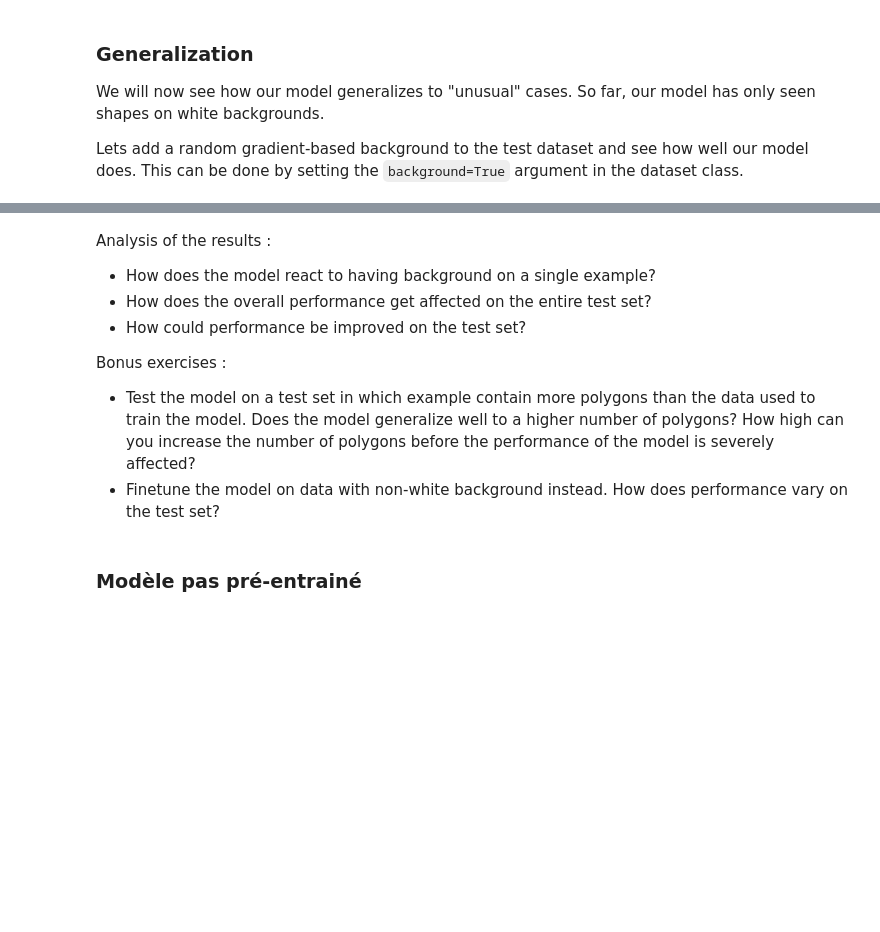
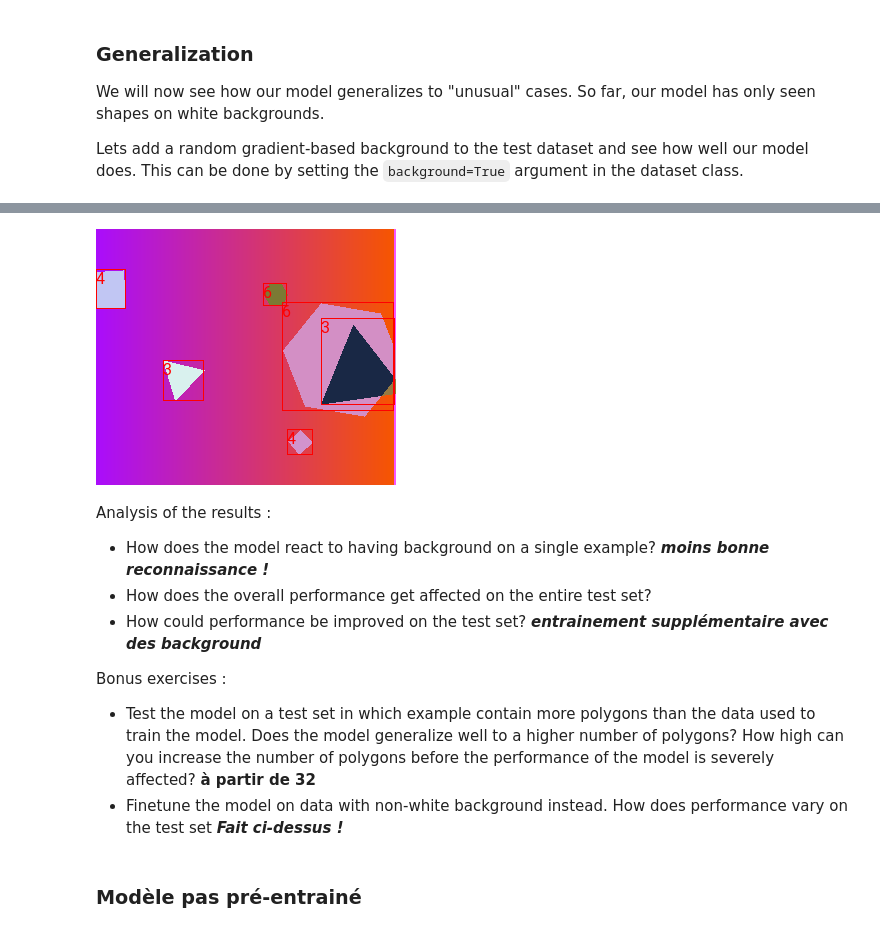
Before and after one commit to delemarchand2020/IVADO_MILA_DL, a Jupyter notebook: week3_CNN_denis_lemarchand.ipynb, the cells around one changed output, grey strips where cells are left out. Cells and saved outputs as stored; diff of their text form; code cells hidden in the pictures; blank space fills up the shorter version.

```diff
--- a/week3_CNN_denis_lemarchand.ipynb
+++ b/week3_CNN_denis_lemarchand.ipynb
@@ -1831,12 +1780,23 @@ IoU metric: bbox
+# %%
+# Evaluate single sample
+images, targets = next(bg_iter)
+
+model.eval()
+images = [image.to(device) for image in images]
+predictions = model(images)           # Returns predictions
+
+display_image_and_boxes(images[0], predictions[0])
+# %% [output]
+[figure, added]
 # %% [markdown]
 Analysis of the results :
-- How does the model react to having background on a single example?
+- How does the model react to having background on a single example? ***moins bonne reconnaissance !***
 - How does the overall performance get affected on the entire test set?
-- How could performance be improved on the test set?
+- How could performance be improved on the test set? ***entrainement supplémentaire avec des background***
 
 Bonus exercises :
-- Test the model on a test set in which example contain more polygons than the data used to train the model. Does the model generalize well to a higher number of polygons? How high can you increase the number of polygons before the performance of the model is severely affected?
-- Finetune the model on data with non-white background instead. How does performance vary on the test set?
+- Test the model on a test set in which example contain more polygons than the data used to train the model. Does the model generalize well to a higher number of polygons? How high can you increase the number of polygons before the performance of the model is severely affected? **à partir de 32**
+- Finetune the model on data with non-white background instead. How does performance vary on the test set ***Fait ci-dessus !***
 # %% [markdown]
 ### Modèle pas pré-entrainé
 # %%
```
Also changed, not shown: parts of 30 cells of this notebook.
